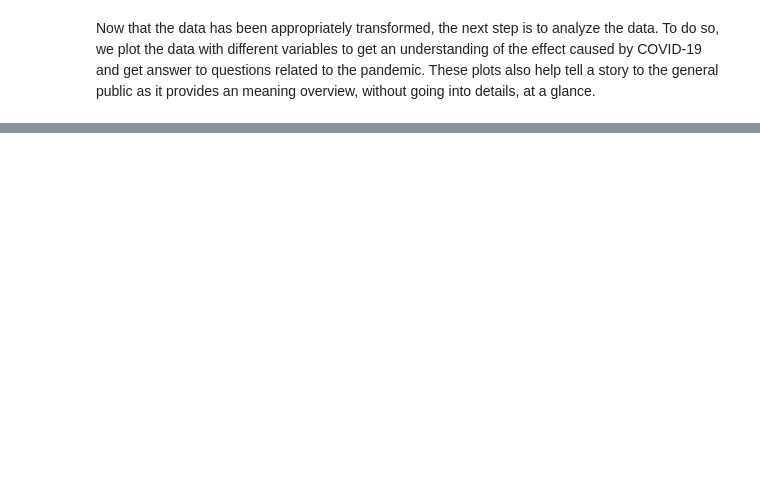
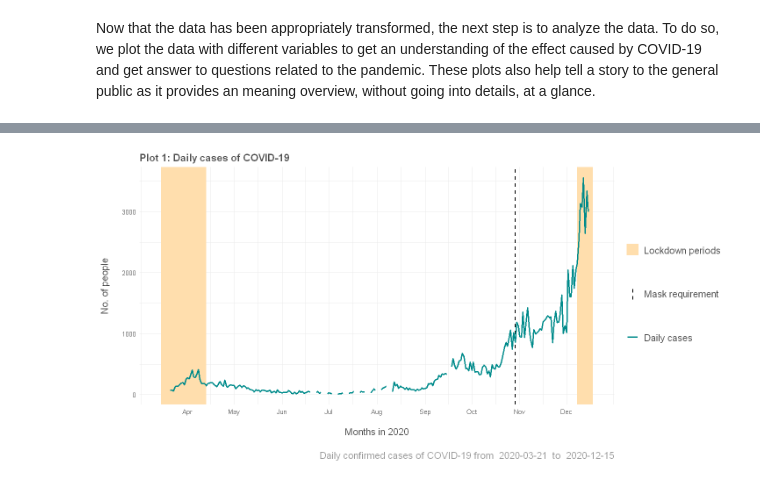
Before and after one commit to shrestaz/covid, a Jupyter notebook: EDA-COVID.ipynb, the cells around one changed output, grey strips where cells are left out. Saved outputs shown, nothing was run; the diff lists cells and outputs as text; code cells hidden in the pictures; blank space fills up the shorter version.

```diff
--- a/EDA-COVID.ipynb
+++ b/EDA-COVID.ipynb
@@ -646,0 +216,41 @@ tail(denmark_covid_data)
+# %%
+ggplot(denmark_covid_data, aes(x = date)) +
+
+geom_rect(aes(                                                             # Rectangular shade for emphasizing on lockdown #1
+    xmin = as.Date("2020-03-15"),
+    xmax = as.Date("2020-04-13"),
+    ymin = -Inf, ymax = Inf, fill = "Lockdown period")) +
+geom_rect(aes(                                                             # Rectangular shade for emphasizing on lockdown #2
+    xmin = as.Date("2020-12-08"),
+    xmax = as.Date("2020-12-18"),
+    ymin = -Inf, ymax = Inf, fill = "Lockdown period")) +
+geom_vline(aes(                                                            # Vertical dashed line
+    xintercept = as.Date("2020-10-29"),
+    linetype = "Break"),
+           color = "black",
+           lwd = 0.7
+          ) +
+
+
+geom_line(aes(y = new_cases, color = "cyan4"), lwd=1) +
+scale_x_date(breaks = date_breaks("1 months"), date_labels = "%b") +       # Improving the x-axis to show all months
+
+xlab("\nMonths in 2020") +                                                 # Label for x-axis
+scale_y_continuous("No. of people\n") +                                    # Label for y-axis
+
+ggtitle("Plot 1: Daily cases of COVID-19") +                          # Title for the plot
+scale_fill_manual(name = "",                                               # Legend for the rectangular shade
+                  values="navajowhite1",
+                  labels=c("Lockdown periods")) +
+scale_color_identity(name = "",                                            # Legend for the line plots
+                     breaks = c("cyan4"),
+                     labels = c("Daily cases"),
+                     guide = "legend") +
+scale_linetype_manual(name = "",                                           # Legend for the vertical dotted line
+                      values = c("Break" = "dashed"),
+                      labels = c("Mask requirement")) +
+labs(
+    caption = paste("\nDaily confirmed cases of COVID-19 from ", min(denmark_covid_data$date), " to ", max(denmark_covid_data$date))
+)
+# %% [output]
+[figure, added]
```
Also changed, not shown: parts of 52 cells of this notebook.
